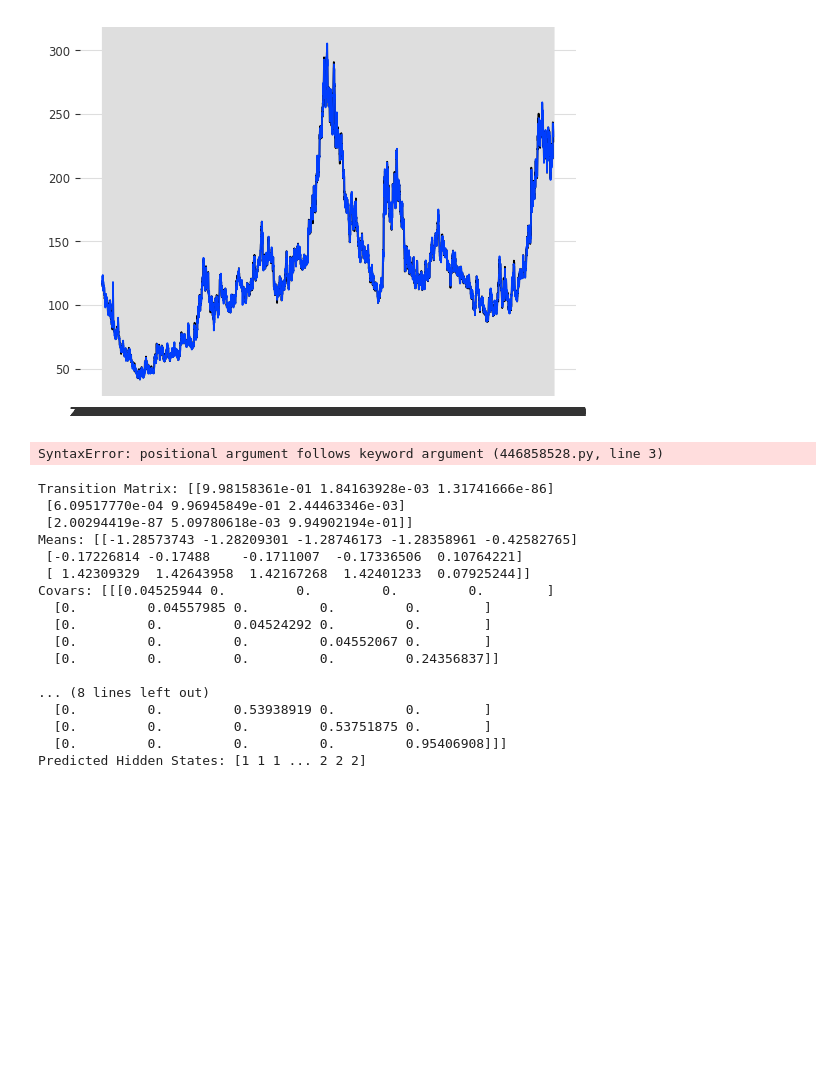
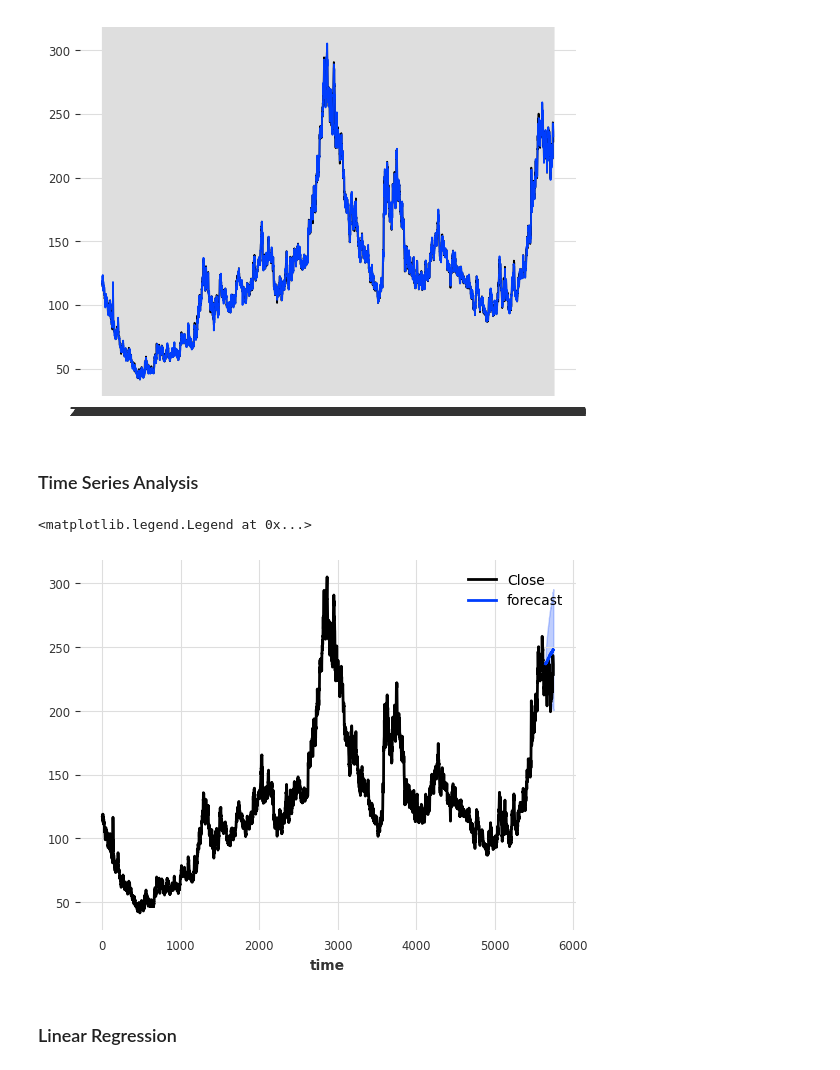
Before and after one commit to kevinalexis1/Chaos-Coders, a Jupyter notebook: test.ipynb, the cells around one changed output. Cells and saved outputs as stored; diff of their text form; code cells hidden in the pictures; blank space fills up the shorter version.

```diff
--- a/test.ipynb
+++ b/test.ipynb
@@ -88,53 +88,31 @@ plt.plot(dataaa['Open'])
 # %% [output]
 [<matplotlib.lines.Line2D at 0x...>]
 [figure]
-# %%
-from darts import TimeSeries
-
-series = TimeSeries.from_dataframe(dataaa,time_col=None,"Close")
-# %% [output]
-SyntaxError: positional argument follows keyword argument (446858528.py, line 3)
-# %%
-from hmmlearn import hmm
-from sklearn.preprocessing import StandardScaler
-scaler = StandardScaler()
-data_scaled = scaler.fit_transform(dataaa)
-
-# Create and train Gaussian HMM
-# n_components is the number of hidden states
-model = hmm.GaussianHMM(n_components=3, covariance_type='diag', n_iter=1000)
-model.fit(data_scaled)
-
-# Predict the optimal sequence of internal hidden states
-hidden_states = model.predict(data_scaled)
-
-# Get the transition matrix
-transmat = model.transmat_
-
-# Get the means and covariance of the components
-means = model.means_
-covars = model.covars_
-
-# Print the results
-print('Transition Matrix:', transmat)
-print('Means:', means)
-print('Covars:', covars)
-print('Predicted Hidden States:', hidden_states)
-# %% [output]
-Transition Matrix: [[9.98158361e-01 1.84163928e-03 1.31741666e-86]
- [6.09517770e-04 9.96945849e-01 2.44463346e-03]
- [2.00294419e-87 5.09780618e-03 9.94902194e-01]]
-Means: [[-1.28573743 -1.28209301 -1.28746173 -1.28358961 -0.42582765]
- [-0.17226814 -0.17488    -0.1711007  -0.17336506  0.10764221]
- [ 1.42309329  1.42643958  1.42167268  1.42401233  0.07925244]]
-Covars: [[[0.04525944 0.         0.         0.         0.        ]
-  [0.         0.04557985 0.         0.         0.        ]
-  [0.         0.         0.04524292 0.         0.        ]
-  [0.         0.         0.         0.04552067 0.        ]
-  [0.         0.         0.         0.         0.24356837]]
-
-... (8 lines left out)
-  [0.         0.         0.53938919 0.         0.        ]
-  [0.         0.         0.         0.53751875 0.        ]
-  [0.         0.         0.         0.         0.95406908]]]
-Predicted Hidden States: [1 1 1 ... 2 2 2]
+# %% [markdown]
+### Time Series Analysis
+# %%
+from darts import TimeSeries
+# Converting the Date index to datetime type
+#dataaa.reset_index(drop=True, inplace=True)
+# Creating a Darts TimeSeries object from the DataFrame
+series = TimeSeries.from_dataframe(dataaa,value_cols= "Close")
+#dataaa.head()
+# %%
+train, val = series[:-100], series[-100:]
+
+from darts.models import ExponentialSmoothing
+
+model = ExponentialSmoothing()
+model.fit(train)
+prediction = model.predict(len(val), num_samples=3000)
+# %%
+import matplotlib.pyplot as plt
+
+series.plot()
+prediction.plot(label="forecast", low_quantile=0.05, high_quantile=0.95)
+plt.legend()
+# %% [output]
+<matplotlib.legend.Legend at 0x...>
+[figure, added]
+# %% [markdown]
+### Linear Regression
```
Also changed, not shown: parts of 10 cells of this notebook.
